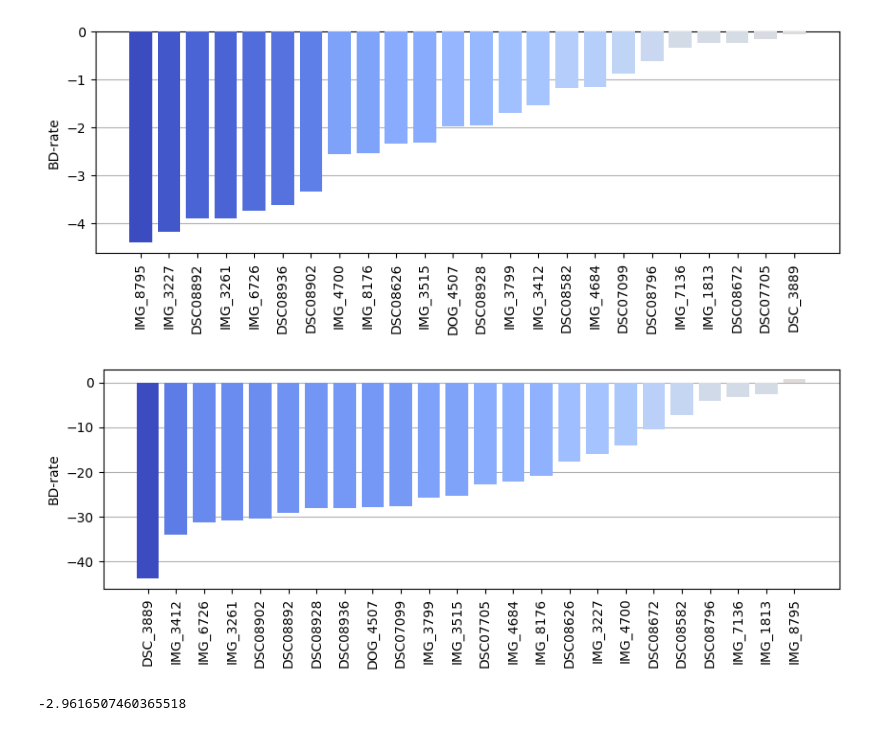
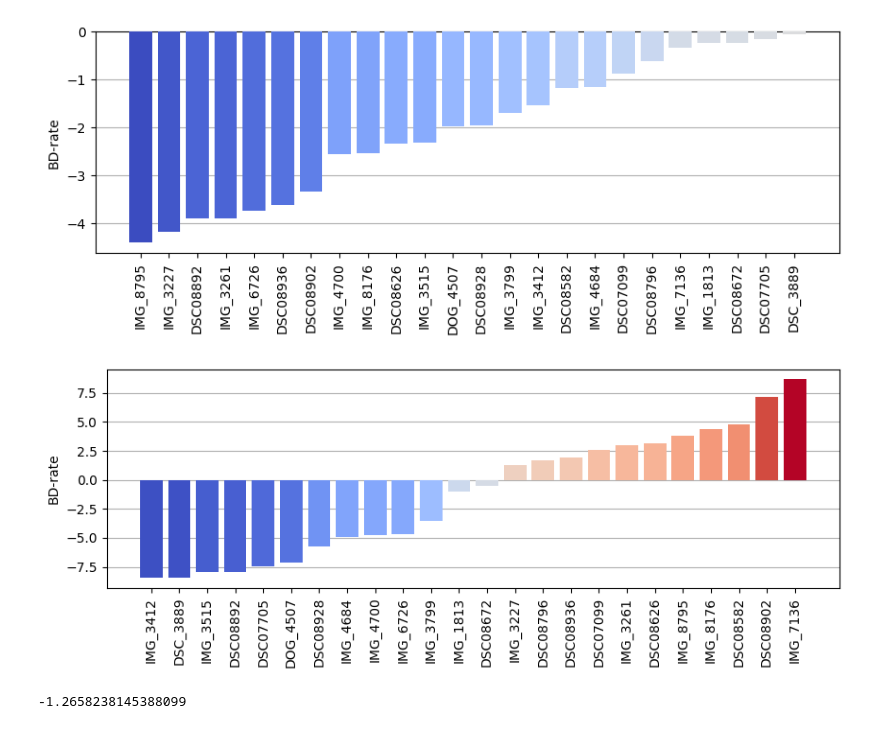
Before and after one commit to fgvfgfg564/TCM-lite, a Jupyter notebook: experiments/SAv1/performance/plot_performance.ipynb, the cells around one changed output. Cells and saved outputs as stored; diff of their text form; code cells hidden in the pictures.

```diff
--- a/experiments/SAv1/performance/plot_performance.ipynb
+++ b/experiments/SAv1/performance/plot_performance.ipynb
@@ -161,7 +161,7 @@ for anchor in anchors:
             if isinstance(x.Filename, str):
                 filename = x.Filename
             anchor_results[anchor].update_image_result(
-                filename, x.bpp, x["RGB psnr"], x["Dec Time"]
+                filename, x.bpp, x["RGB psnr"], x["Dec Time"] * 1.8065
             )
     else:
         anchor_data = read_json(f"../../anchors/{dataset}/{anchor}/results.json")
@@ -230,3 +230,24 @@ plt.grid(which="minor", linestyle=":")
 plt.show()
 # %% [output]
 [figure]
+# %%
+anchor = anchor_results['bpg']
+
+for k, v in anchor_results.items():
+    bd = v.bd_rate(anchor)
+    t = np.mean(v.avg_t)
+    # r, d = interpolator(r, d)
+    plt.scatter(t, bd, label=k)
+    print(k, t, bd)
+
+ours_bd = []
+ours_t = []
+
+for k, v in ours_results.items():
+    bd = v.bd_rate(anchor)
+    t = np.mean(v.avg_t)
+    ours_bd.append(bd)
+    ours_t.append(t)
+
+plt.plot(ours_t, ours_bd, label='ours', marker='.')
+plt.legend()
@@ -280,12 +312,12 @@ plt.savefig("ours_qarv_imgwise.pdf", bbox_inches="tight")
 # %% [output]
 [figure]
 # %%
-plot_img_results(ours_results[1.5], anchor_results["bpg"])
-plt.savefig("ours_bpg_imgwise.png", dpi=300, bbox_inches="tight")
-plt.savefig("ours_bpg_imgwise.pdf", bbox_inches="tight")
+plot_img_results(ours_results[1.0], anchor_results["vtm"])
+plt.savefig("ours_vtm_imgwise.png", dpi=300, bbox_inches="tight")
+plt.savefig("ours_vtm_imgwise.pdf", bbox_inches="tight")
 # %% [output]
-[figure, old version]
+[figure, new version]
 # %%
-ours_results[0.01].bd_rate(anchor_results['mlic'])
+ours_results[1.0].bd_rate(anchor_results['vtm'])
 # %% [output]
--2.9616507460365518
+-1.2658238145388099
```
Also changed, not shown: parts of 1 cell of this notebook, 7 other files.
